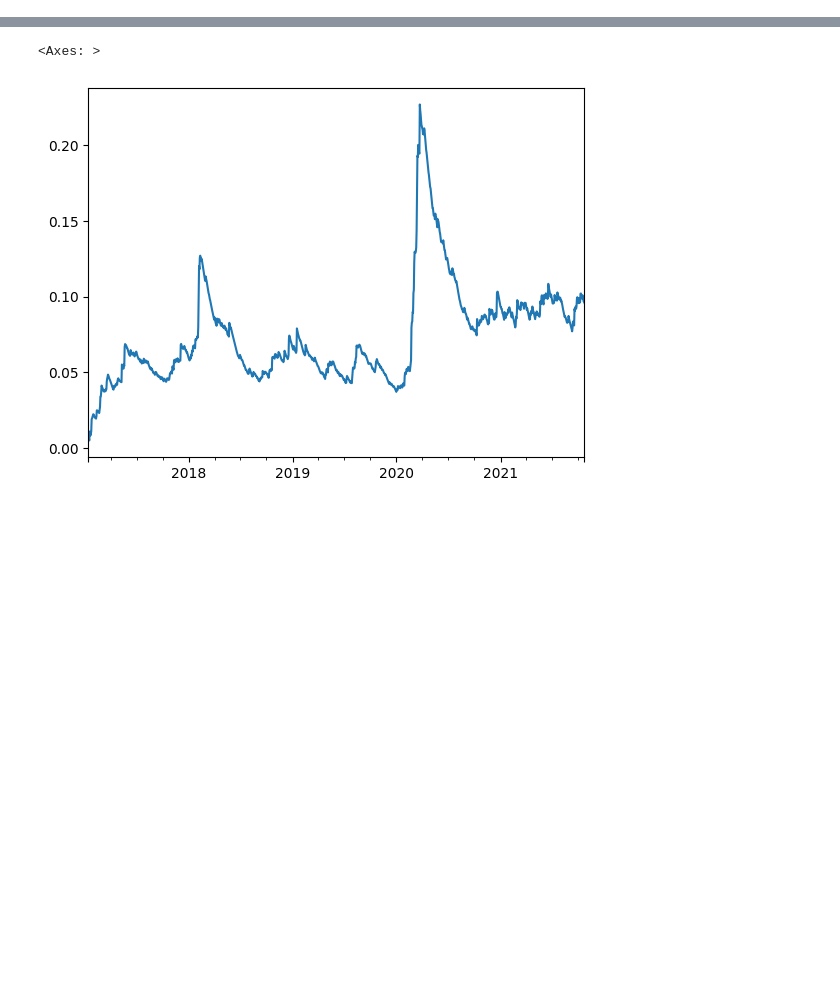
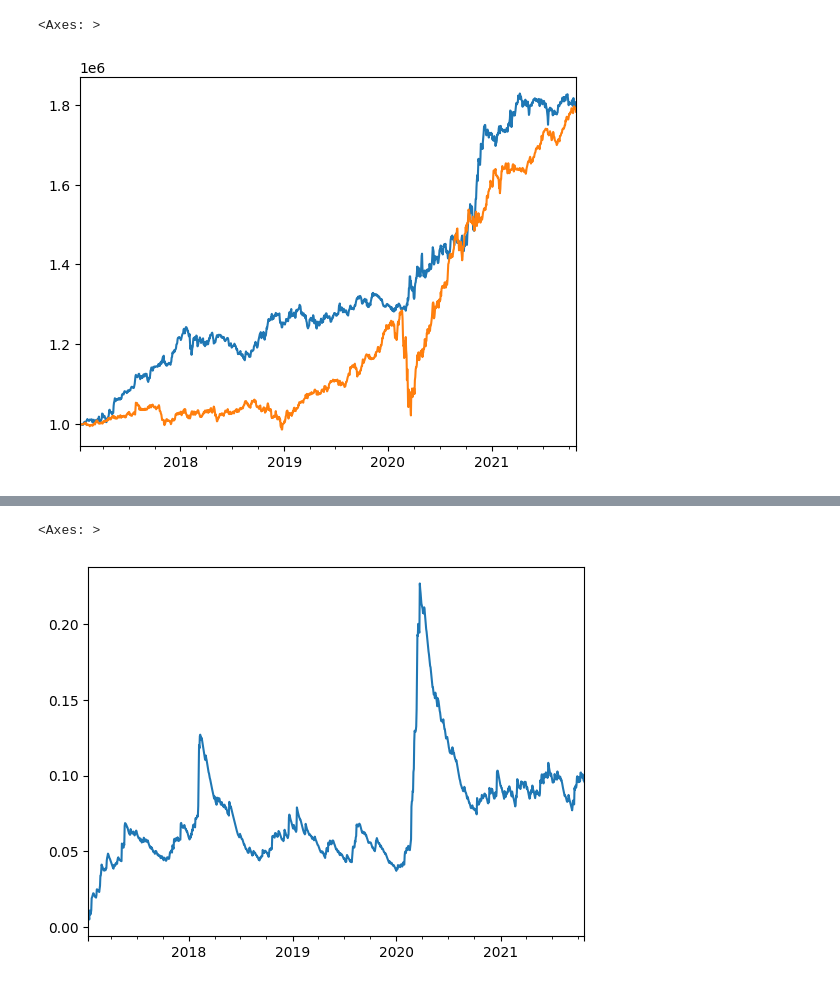
Before and after one commit to cvxgrp/markowitz-reference, a Jupyter notebook: experiments/playground.ipynb, the cells around one changed output, grey strips where cells are left out. Cells and saved outputs as stored; diff of their text form; code cells hidden in the pictures; blank space fills up the shorter version.

```diff
--- a/experiments/playground.ipynb
+++ b/experiments/playground.ipynb
@@ -159,0 +197,17 @@ def tune_parameters(
+# %%
+hyperparameter_list = [1,1,1,1,1]
+hyperparameters = HyperParameters(
+    *hyperparameter_list
+)
+# %%
+results2, duals2 = run_markowitz(
+            full_markowitz,
+            prices_train,
+            spread_train,
+            volume_train,
+            rf_train,
+            0.1/np.sqrt(252),
+            hyperparameters,
+            hard=False,
+            verbose=False,
+        )
@@ -160,3 +346,21 @@ def tune_parameters(
+# %%
+results, duals = run_markowitz(
+            full_markowitz,
+            prices_train,
+            spread_train,
+            volume_train,
+            rf_train,
+            0.1/np.sqrt(252),
+            hyperparameters,
+            hard=False,
+            verbose=False,
+        )
+# %%
+results.portfolio_value.plot()
+results2.portfolio_value.plot()
+# %% [output]
+<Axes: >
+[figure, added]
 # %%
 parameter_dict = tune_parameters(
     full_markowitz,
```
Also changed, not shown: parts of 35 cells of this notebook, 3 other files.
